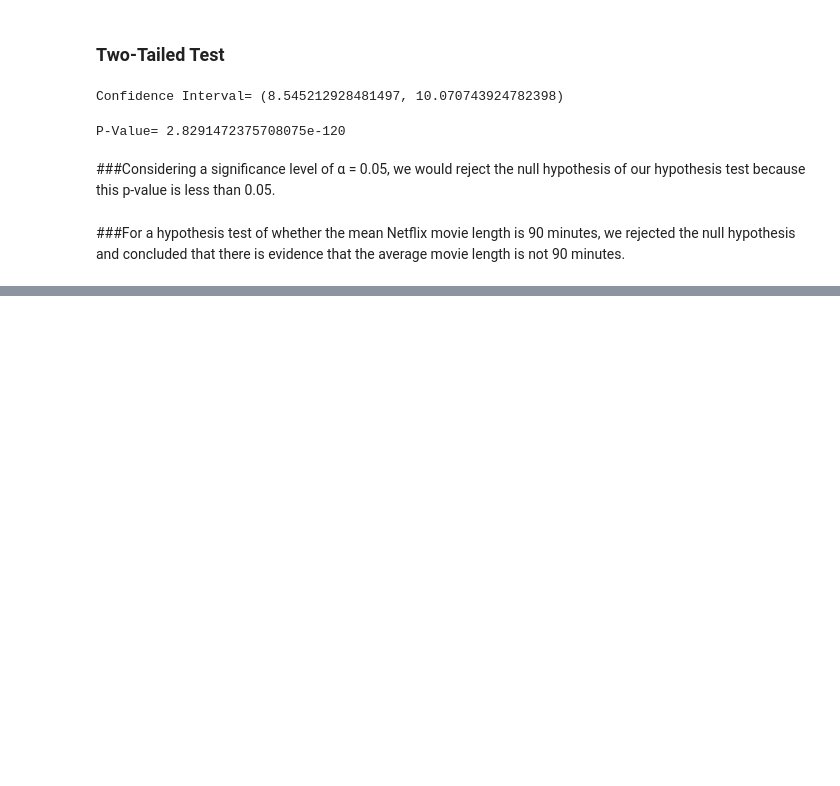
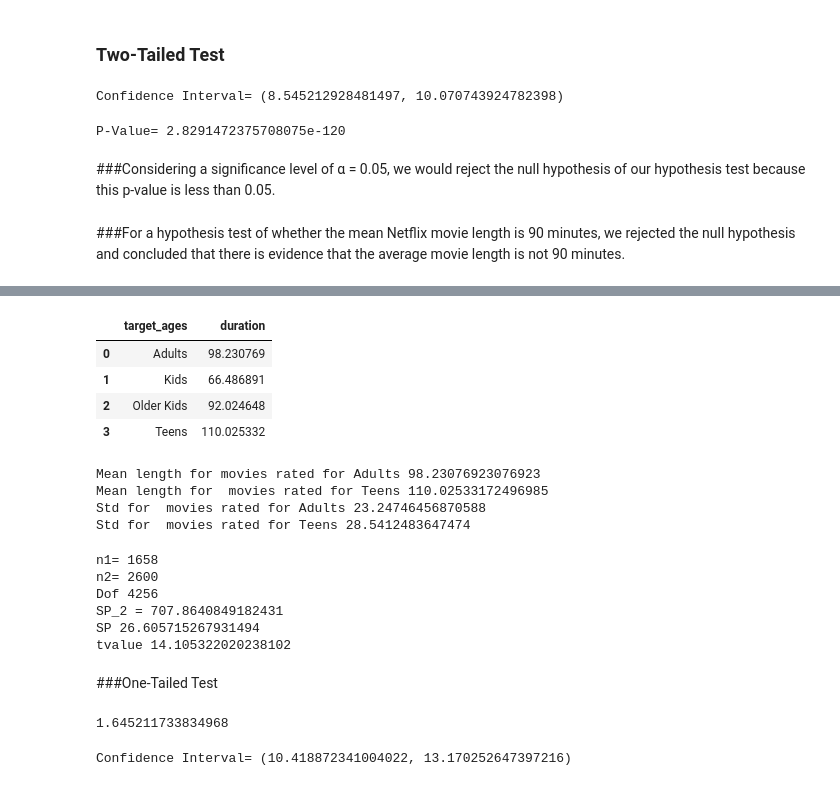
Before and after one commit to Dany511/Netflix_Movies_and_TvShows_Clustering, a Jupyter notebook: Capstone_4.ipynb, the cells around one changed output, grey strips where cells are left out. Cells and saved outputs as stored; diff of their text form; code cells hidden in the pictures; blank space fills up the shorter version.

```diff
--- a/Capstone_4.ipynb
+++ b/Capstone_4.ipynb
@@ -589,0 +594,72 @@ P-Value= 2.8291472375708075e-120
+# %%
+#group_by duration and target_ages
+group_by_df= hypothesis_df[['duration','target_ages']].groupby(by='target_ages')
+#mean of group_by variable
+group=group_by_df.mean().reset_index()
+group
+# %% [output]
+|  | target_ages | duration |
+| 0 | Adults | 98.230769 |
+| 1 | Kids | 66.486891 |
+| 2 | Older Kids | 92.024648 |
+| 3 | Teens | 110.025332 |
+# %%
+#In A and B variable grouping values
+A= group_by_df.get_group('Teens')
+B= group_by_df.get_group('Adults')
+#mean and std. calutation for kids and adults variables
+M1 = A['duration'].mean()
+S1 = A['duration'].std()
+
+M2= B['duration'].mean()
+S2 = B['duration'].std()
+
+print('Mean length for movies rated for Adults {} \nMean length for  movies rated for Teens {}'.format(M2,M1))
+print('Std for  movies rated for Adults {} \nStd for  movies rated for Teens {}'.format(S2,S1))
+# %% [output]
+Mean length for movies rated for Adults 98.23076923076923
+Mean length for  movies rated for Teens 110.02533172496985
+Std for  movies rated for Adults 23.24746456870588
+Std for  movies rated for Teens 28.5412483647474
+# %%
+#length of groups and DOF
+n1 = len(A)
+n2= len(B)
+print('n1=',n1)
+print('n2=',n2)
+
+Dof = n1+n2-2
+print('Dof',Dof)
+
+sp_2 = ((n2-1)*S1**2  + (n1-1)*S2**2) / Dof
+print('SP_2 =',sp_2)
+
+sp = np.sqrt(sp_2)
+print('SP',sp)
+
+#tvalue
+t_value = (M1-M2)/(sp * np.sqrt(1/n1 + 1/n2))
+print('tvalue',t_value)
+# %% [output]
+n1= 1658
+n2= 2600
+Dof 4256
+SP_2 = 707.8640849182431
+SP 26.605715267931494
+tvalue 14.105322020238102
+# %% [markdown]
+###One-Tailed Test
+# %%
+#t-distribution
+#95% confidence interval
+ts=stats.t.ppf(0.95,Dof)
+ts
+# %% [output]
+1.645211733834968
+# %%
+#Confidence Interval
+L1=(M1-M2)-ts*(sp * np.sqrt(1/n1 + 1/n2))
+L2=(M1-M2)+ts*(sp * np.sqrt(1/n1 + 1/n2))
+print("Confidence Interval=",(L1,L2))
+# %% [output]
+Confidence Interval= (10.418872341004022, 13.170252647397216)
```
Also changed, not shown: parts of 45 cells of this notebook.
